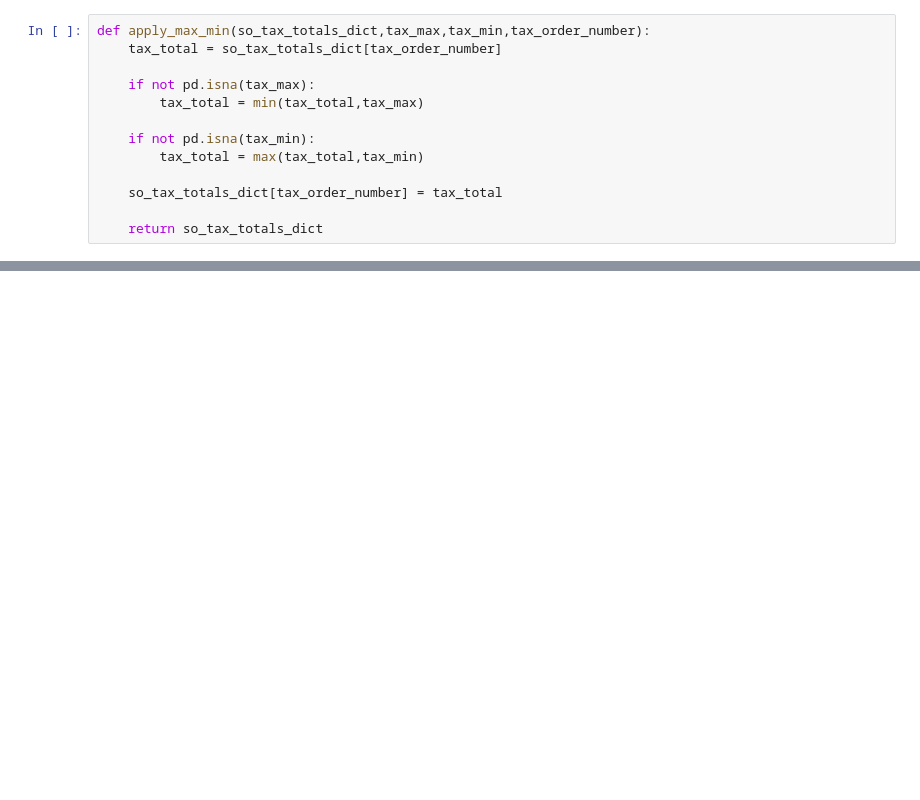
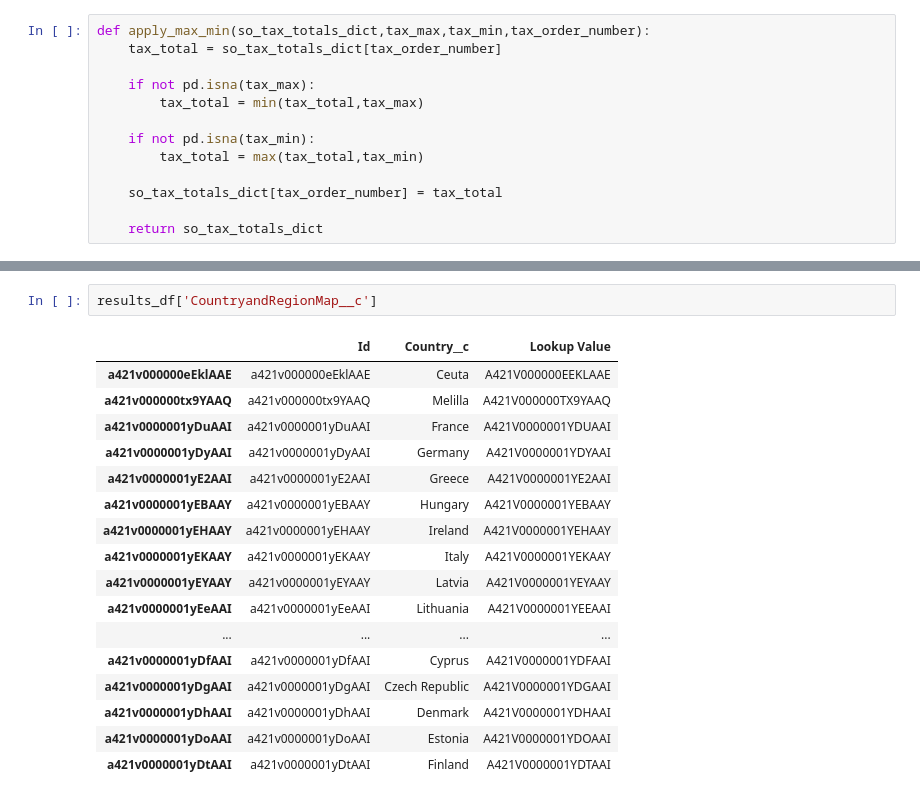
Before and after one commit to Nirav-TecEX/TaxCalcs, a Jupyter notebook: Tax Recalculation.ipynb, the cells around one changed output, grey strips where cells are left out. Cells and saved outputs as stored; diff of their text form; blank space fills up the shorter version.

```diff
--- a/Tax Recalculation.ipynb
+++ b/Tax Recalculation.ipynb
@@ -319,0 +482,20 @@ Tax_Structure_Per_Country__c
+# %%
+results_df['CountryandRegionMap__c']
+# %% [output]
+|  | Id | Country__c | Lookup Value |
+| a421v000000eEklAAE | a421v000000eEklAAE | Ceuta | A421V000000EEKLAAE |
+| a421v000000tx9YAAQ | a421v000000tx9YAAQ | Melilla | A421V000000TX9YAAQ |
+| a421v0000001yDuAAI | a421v0000001yDuAAI | France | A421V0000001YDUAAI |
+| a421v0000001yDyAAI | a421v0000001yDyAAI | Germany | A421V0000001YDYAAI |
+| a421v0000001yE2AAI | a421v0000001yE2AAI | Greece | A421V0000001YE2AAI |
+| a421v0000001yEBAAY | a421v0000001yEBAAY | Hungary | A421V0000001YEBAAY |
+| a421v0000001yEHAAY | a421v0000001yEHAAY | Ireland | A421V0000001YEHAAY |
+| a421v0000001yEKAAY | a421v0000001yEKAAY | Italy | A421V0000001YEKAAY |
+| a421v0000001yEYAAY | a421v0000001yEYAAY | Latvia | A421V0000001YEYAAY |
+| a421v0000001yEeAAI | a421v0000001yEeAAI | Lithuania | A421V0000001YEEAAI |
+| ... | ... | ... | ... |
+| a421v0000001yDfAAI | a421v0000001yDfAAI | Cyprus | A421V0000001YDFAAI |
+| a421v0000001yDgAAI | a421v0000001yDgAAI | Czech Republic | A421V0000001YDGAAI |
+| a421v0000001yDhAAI | a421v0000001yDhAAI | Denmark | A421V0000001YDHAAI |
+| a421v0000001yDoAAI | a421v0000001yDoAAI | Estonia | A421V0000001YDOAAI |
+| a421v0000001yDtAAI | a421v0000001yDtAAI | Finland | A421V0000001YDTAAI |
```
Also changed, not shown: parts of 17 cells of this notebook, 17 other files.
